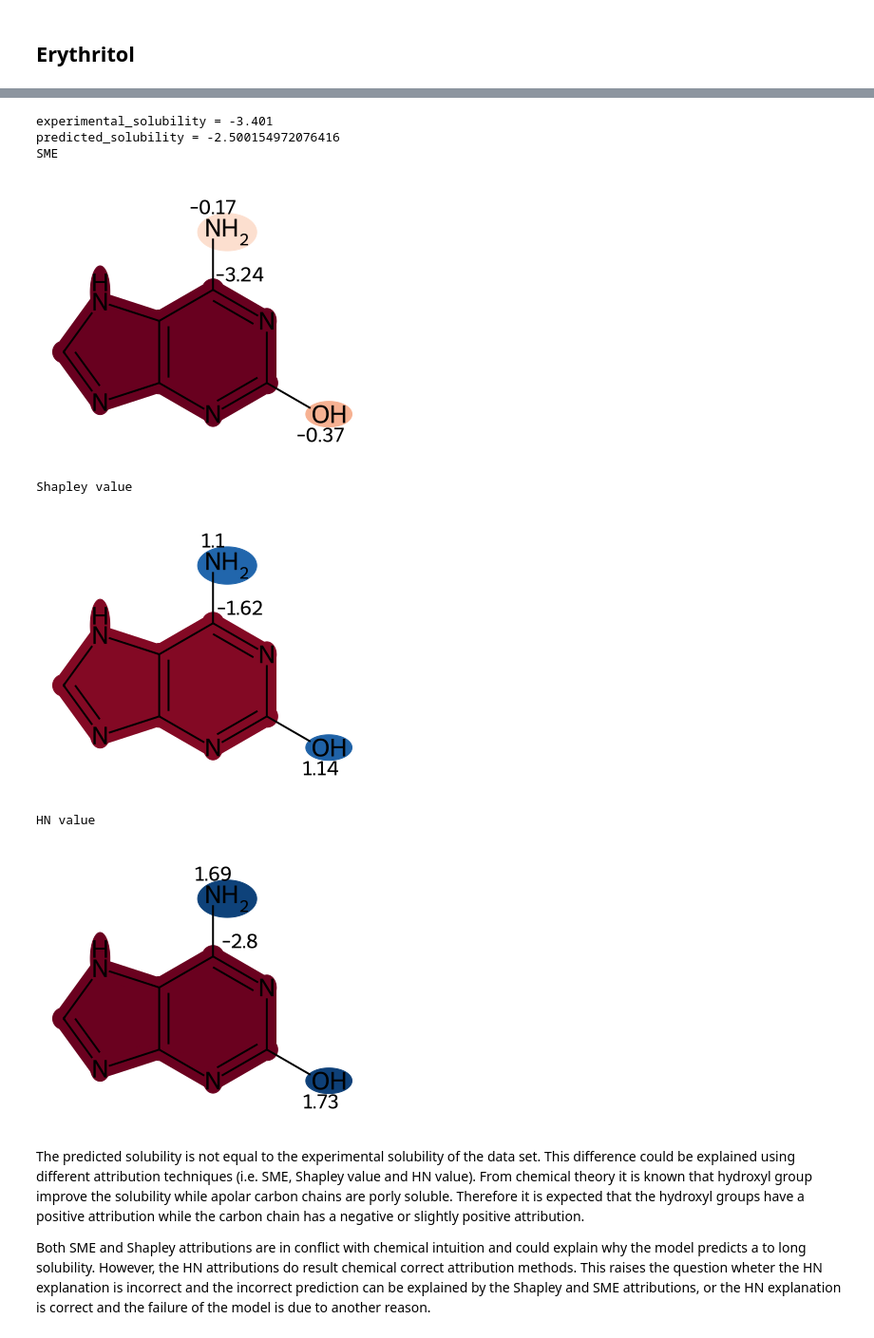
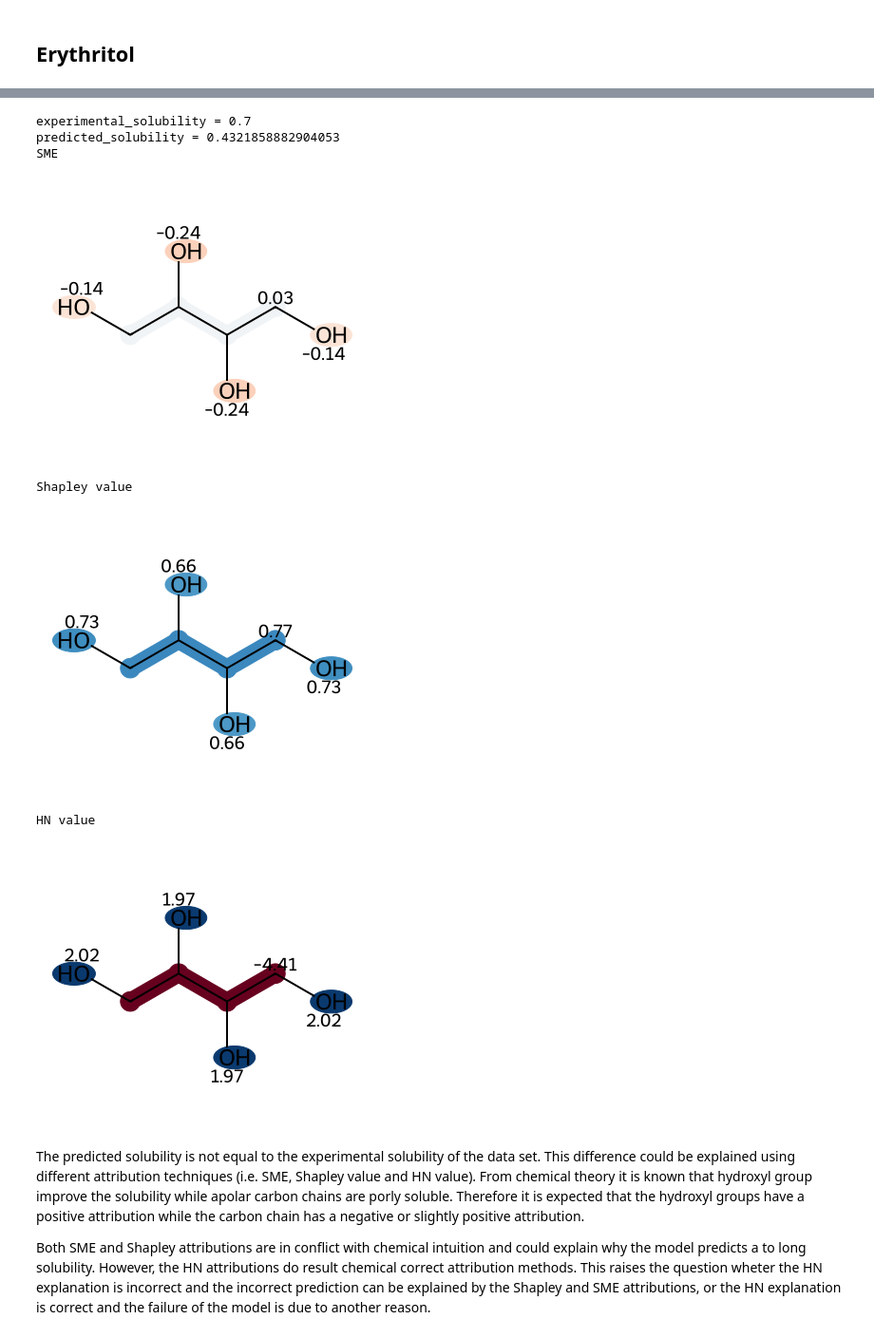
Before and after one commit to xwieme/MastatThesis, a Jupyter notebook: code/notebooks/esol_conflicted_explanation.ipynb, the cells around one changed output, grey strips where cells are left out. Shown at 95% size. Drawn from its saved outputs; the diff is of its cells as text; code cells hidden in the pictures.

```diff
--- a/code/notebooks/esol_conflicted_explanation.ipynb
+++ b/code/notebooks/esol_conflicted_explanation.ipynb
@@ -70,19 +70,22 @@ def prediction_errors(substruct_smiles, attribution_method):
     display(predictions.query("diff > 0.6"))
     display(predictions.query("diff <= 0.6"))
 # %%
-def explain(smiles):
+def explain(smiles, attribution_df):
 
     experimental_solubility, predicted_solubility = predict_water_solubility(smiles)
 
     print(f"{experimental_solubility = }")
     print(f"{predicted_solubility = }")
+    print(np.sqrt((predicted_solubility - experimental_solubility)**2))
+    print(np.abs(predicted_solubility - experimental_solubility))
+    print(predicted_solubility - experimental_solubility)
 
-    explanation = attributions_functional_groups.query("molecule_smiles == @smiles").copy()
+    explanation = attribution_df.query("molecule_smiles == @smiles").copy()
     explanation["atom_ids"] = explanation.atom_ids.apply(tuple)
 
-    sme_explanation = explanation[["atom_ids", "SME"]].set_index("atom_ids").SME.round(2).to_dict()
-    HN_explanation = explanation[["atom_ids", "HN_value"]].set_index("atom_ids").HN_value.round(2).to_dict()
-    Shapley_explanation = explanation[["atom_ids", "Shapley_value"]].set_index("atom_ids").Shapley_value.round(2).to_dict()
+    sme_explanation = explanation[["atom_ids", "SME"]].set_index("atom_ids").SME.round(4).to_dict()
+    HN_explanation = explanation[["atom_ids", "HN_value"]].set_index("atom_ids").HN_value.round(4).to_dict()
+    Shapley_explanation = explanation[["atom_ids", "Shapley_value"]].set_index("atom_ids").Shapley_value.round(4).to_dict()
 
     rdmol = Chem.MolFromSmiles(smiles)
 
@@ -97,7 +100,7 @@ def explain(smiles):
 # %% [markdown]
 ## Erythritol
 # %%
-erythritol_smiles = 'Nc1nc(O)nc2nc[nH]c12'
+erythritol_smiles = 'OCC(O)C(O)CO'
 erythritol_rdmol = Chem.MolFromSmiles(erythritol_smiles)
 
 XAIChem.showMolecule(erythritol_rdmol, show_atom_indices=True)
@@ -106,14 +109,14 @@ XAIChem.showMolecule(erythritol_rdmol, show_atom_indices=True)
 # %%
-explain(erythritol_smiles)
+explain(erythritol_smiles, attributions_functional_groups)
 # %% [output]
-experimental_solubility = -3.401
-predicted_solubility = -2.500154972076416
+experimental_solubility = 0.7
+predicted_solubility = 0.4321858882904053
 SME
-[figure, old version]
+[figure, new version]
 Shapley value
-[figure, old version]
+[figure, new version]
 HN value
-[figure, old version]
+[figure, new version]
 # %% [markdown]
 The predicted solubility is not equal to the experimental solubility of the data set. This difference
 could be explained using different attribution techniques (i.e. SME, Shapley value and HN value). From
```
Also changed, not shown: parts of 19 cells of this notebook, 21 other files.
